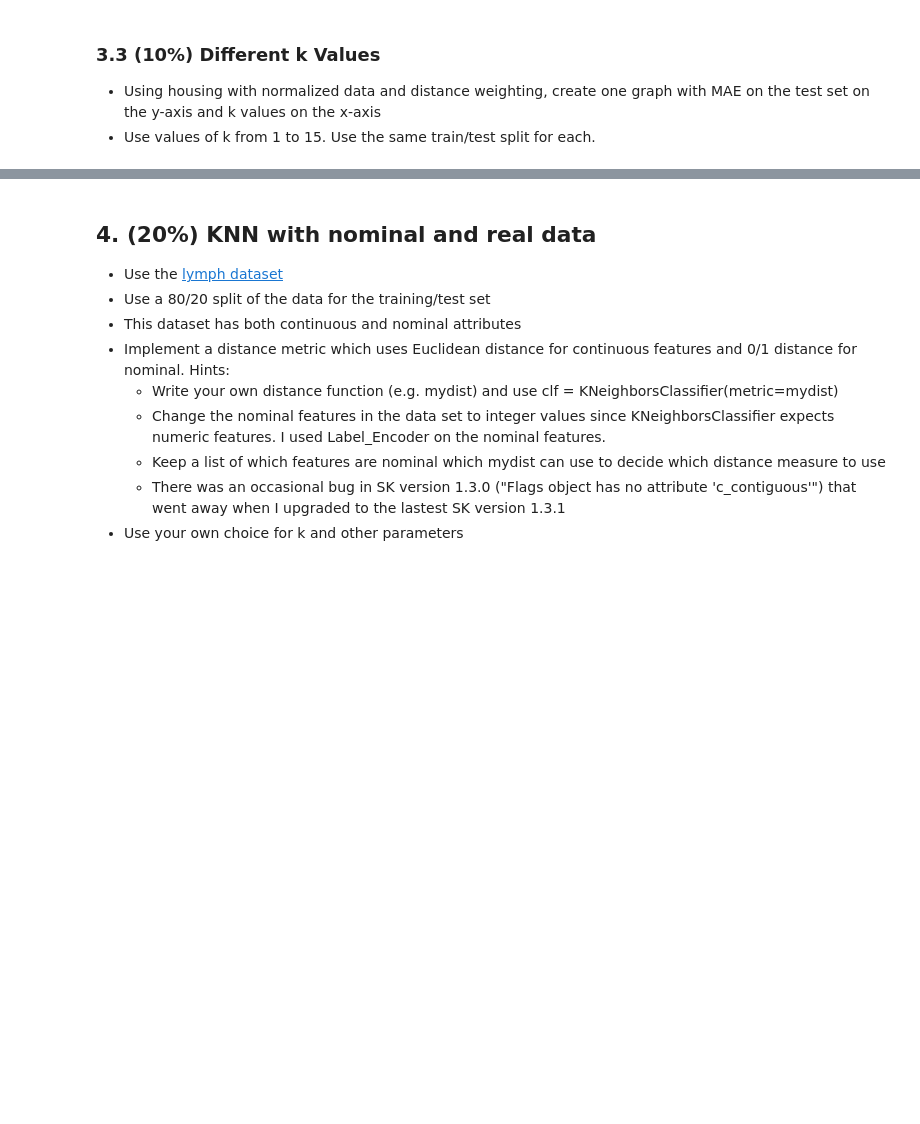
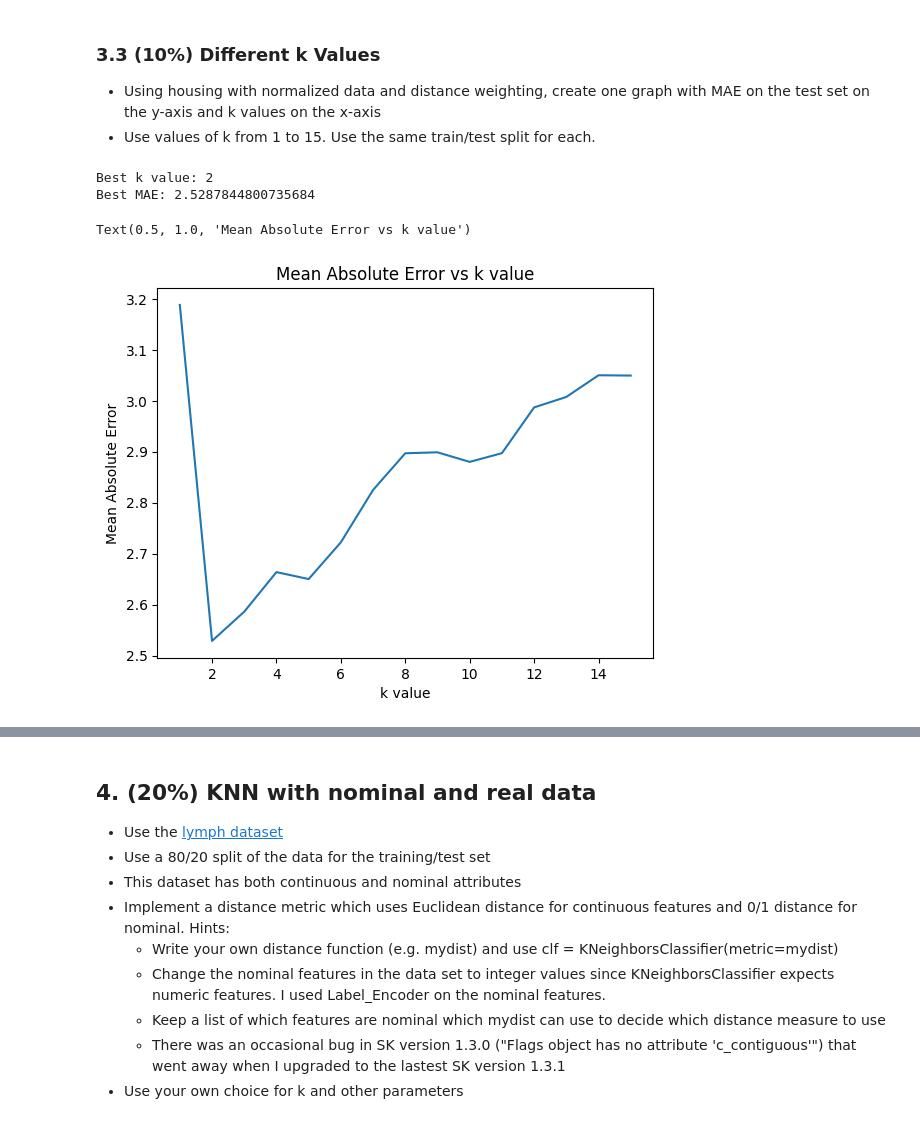
Before and after one commit to ttrommlitz/CS270, a Jupyter notebook: KNN Lab.ipynb, the cells around one changed output, grey strips where cells are left out. Cells and saved outputs as stored; diff of their text form; code cells hidden in the pictures; blank space fills up the shorter version.

```diff
--- a/KNN Lab.ipynb
+++ b/KNN Lab.ipynb
@@ -145,3 +384,46 @@ Discussion(discussion_id, questions, net_id); pass
+# %%
+# Learn and graph for different k values
+from io import StringIO
+url = 'https://axon.cs.byu.edu/data/uci_regression/housing.arff'
+resp = urllib.request.urlopen(url)
+data, meta = arff.loadarff(StringIO(resp.read().decode('utf-8')))
+
+df = pd.DataFrame(data)
+
+X = df.iloc[:, :-1].values
+y = df.iloc[:, -1].values
+
+scaler = StandardScaler()
+X = scaler.fit_transform(X)
+
+X_train, X_test, y_train, y_test = train_test_split(X, y, test_size=0.2, random_state=1)
+
+k_values = range(1, 16)
+MAE_values = []
+
+best_k = 0
+best_MAE = float('inf')
+
+for k in k_values:
+    clf = KNeighborsRegressor(n_neighbors=k, weights='distance')
+    clf.fit(X_train, y_train)
+    MAE = mean_absolute_error(y_test, clf.predict(X_test))
+    MAE_values.append(MAE)
+    if MAE < best_MAE:
+        best_MAE = MAE
+        best_k = k
+
+print('Best k value:', best_k)
+print('Best MAE:', best_MAE)
+plt.plot(k_values, MAE_values)
+plt.xlabel('k value')
+plt.ylabel('Mean Absolute Error')
+plt.title('Mean Absolute Error vs k value')
+# %% [output]
+Best k value: 2
+Best MAE: 2.5287844800735684
+Text(0.5, 1.0, 'Mean Absolute Error vs k value')
+[figure, added]
 # %%
 # @title 3.3 Discussion { display-mode: "form" }
 # PLEASE DO NOT ALTER THIS CODE
```
Also changed, not shown: parts of 31 cells of this notebook, 1 other file.
